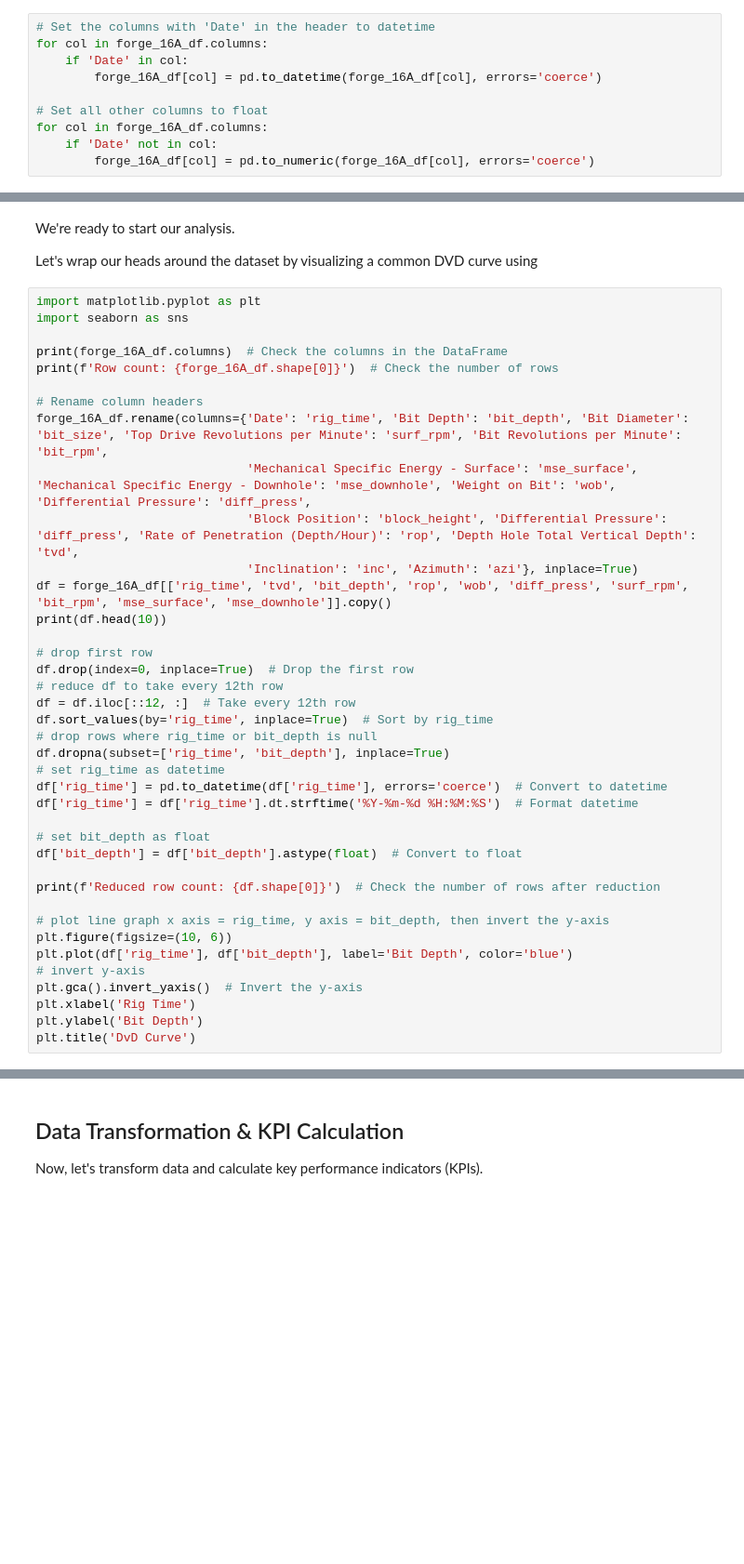
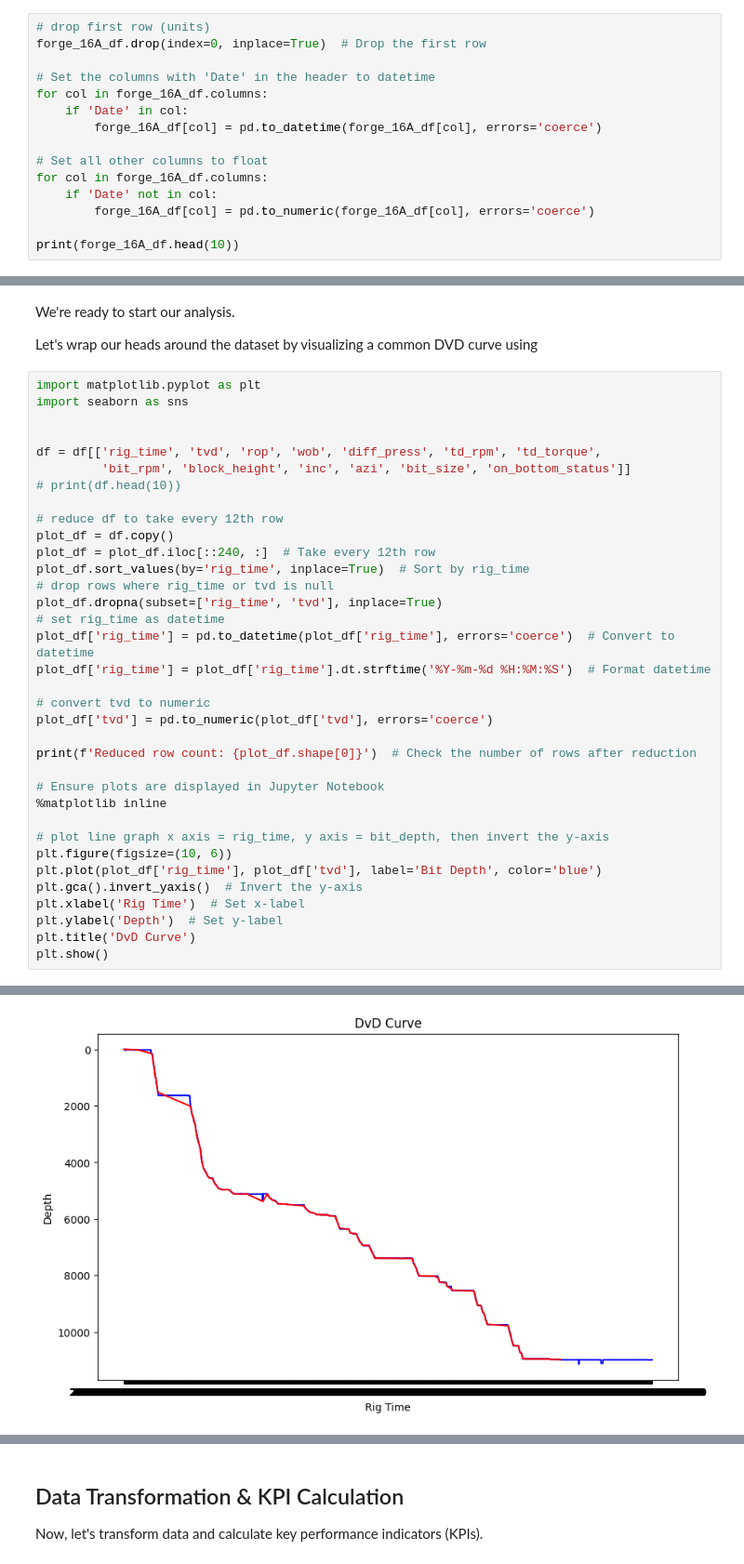
Before and after one commit to johnryan417/python-for-drilling-engineers, a Jupyter notebook: module_1/py_for_de_module_1.ipynb, the cells around one changed output, grey strips where cells are left out. Shown: that part at 93% size. Drawn from its saved outputs; the diff is of its cells as text; blank space fills up the shorter version.

```diff
--- a/module_1/py_for_de_module_1.ipynb
+++ b/module_1/py_for_de_module_1.ipynb
@@ -194,6 +251,9 @@ print(forge_16A_df.info(max_cols=None))
 ## Run Pandas Profiling Report to Explore the Data Further
 First, let's define the data type in each column.
 # %%
+# drop first row (units)
+forge_16A_df.drop(index=0, inplace=True)  # Drop the first row
+
 # Set the columns with 'Date' in the header to datetime
 for col in forge_16A_df.columns:
     if 'Date' in col:
@@ -203,3 +263,5 @@ for col in forge_16A_df.columns:
 for col in forge_16A_df.columns:
     if 'Date' not in col:
         forge_16A_df[col] = pd.to_numeric(forge_16A_df[col], errors='coerce')
+
+print(forge_16A_df.head(10))
@@ -219,38 +348,35 @@ Let's wrap our heads around the dataset by visualizing a common DVD curve using
 import matplotlib.pyplot as plt
 import seaborn as sns
 
-print(forge_16A_df.columns)  # Check the columns in the DataFrame
-print(f'Row count: {forge_16A_df.shape[0]}')  # Check the number of rows
 
-# Rename column headers
-forge_16A_df.rename(columns={'Date': 'rig_time', 'Bit Depth': 'bit_depth', 'Bit Diameter': 'bit_size', 'Top Drive Revolutions per Minute': 'surf_rpm', 'Bit Revolutions per Minute': 'bit_rpm',
-                             'Mechanical Specific Energy - Surface': 'mse_surface', 'Mechanical Specific Energy - Downhole': 'mse_downhole', 'Weight on Bit': 'wob', 'Differential Pressure': 'diff_press',
-                             'Block Position': 'block_height', 'Differential Pressure': 'diff_press', 'Rate of Penetration (Depth/Hour)': 'rop', 'Depth Hole Total Vertical Depth': 'tvd',
-                             'Inclination': 'inc', 'Azimuth': 'azi'}, inplace=True)
-df = forge_16A_df[['rig_time', 'tvd', 'bit_depth', 'rop', 'wob', 'diff_press', 'surf_rpm', 'bit_rpm', 'mse_surface', 'mse_downhole']].copy()
-print(df.head(10))
+df = df[['rig_time', 'tvd', 'rop', 'wob', 'diff_press', 'td_rpm', 'td_torque',
+         'bit_rpm', 'block_height', 'inc', 'azi', 'bit_size', 'on_bottom_status']]
+# print(df.head(10))
 
-# drop first row
-df.drop(index=0, inplace=True)  # Drop the first row
 # reduce df to take every 12th row
-df = df.iloc[::12, :]  # Take every 12th row
-df.sort_values(by='rig_time', inplace=True)  # Sort by rig_time
-# drop rows where rig_time or bit_depth is null
-df.dropna(subset=['rig_time', 'bit_depth'], inplace=True)
+plot_df = df.copy()
+plot_df = plot_df.iloc[::240, :]  # Take every 12th row
+plot_df.sort_values(by='rig_time', inplace=True)  # Sort by rig_time
+# drop rows where rig_time or tvd is null
+plot_df.dropna(subset=['rig_time', 'tvd'], inplace=True)
 # set rig_time as datetime
-df['rig_time'] = pd.to_datetime(df['rig_time'], errors='coerce')  # Convert to datetime
-df['rig_time'] = df['rig_time'].dt.strftime('%Y-%m-%d %H:%M:%S')  # Format datetime
+plot_df['rig_time'] = pd.to_datetime(plot_df['rig_time'], errors='coerce')  # Convert to datetime
+plot_df['rig_time'] = plot_df['rig_time'].dt.strftime('%Y-%m-%d %H:%M:%S')  # Format datetime
 
-# set bit_depth as float
-df['bit_depth'] = df['bit_depth'].astype(float)  # Convert to float
+# convert tvd to numeric
+plot_df['tvd'] = pd.to_numeric(plot_df['tvd'], errors='coerce')
 
-print(f'Reduced row count: {df.shape[0]}')  # Check the number of rows after reduction
+print(f'Reduced row count: {plot_df.shape[0]}')  # Check the number of rows after reduction
+
+# Ensure plots are displayed in Jupyter Notebook
+%matplotlib inline
 
 # plot line graph x axis = rig_time, y axis = bit_depth, then invert the y-axis
 plt.figure(figsize=(10, 6))
-plt.plot(df['rig_time'], df['bit_depth'], label='Bit Depth', color='blue')
-# invert y-axis
+plt.plot(plot_df['rig_time'], plot_df['tvd'], label='Bit Depth', color='blue')
 plt.gca().invert_yaxis()  # Invert the y-axis
-plt.xlabel('Rig Time')
-plt.ylabel('Bit Depth')
+plt.xlabel('Rig Time')  # Set x-label
+plt.ylabel('Depth')  # Set y-label
 plt.title('DvD Curve')
+plt.show()
+# %% [output]
@@ -256,0 +385 @@ plt.title('DvD Curve')
+[figure, added]
```
Also changed, not shown: parts of 13 cells of this notebook, 1 other file.
